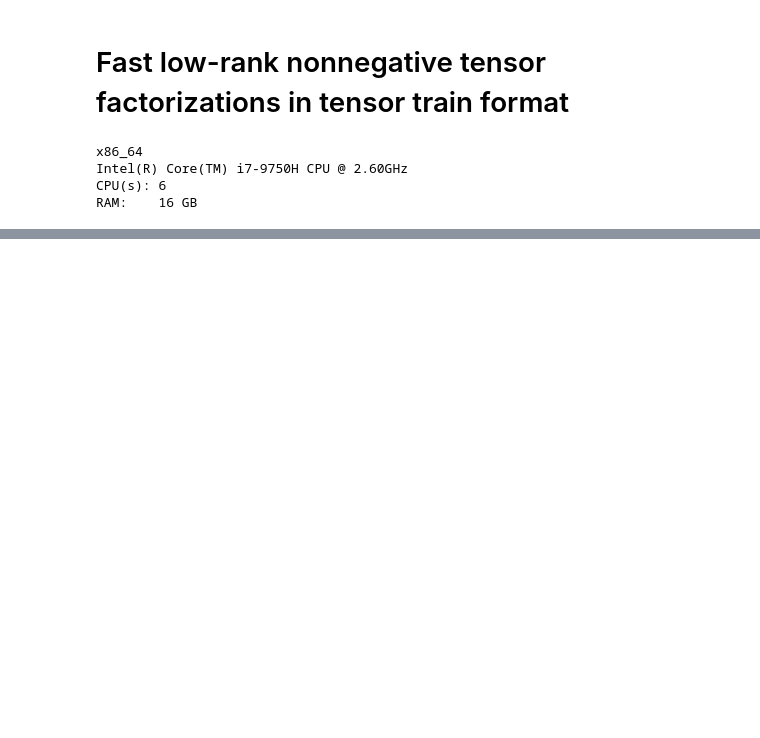
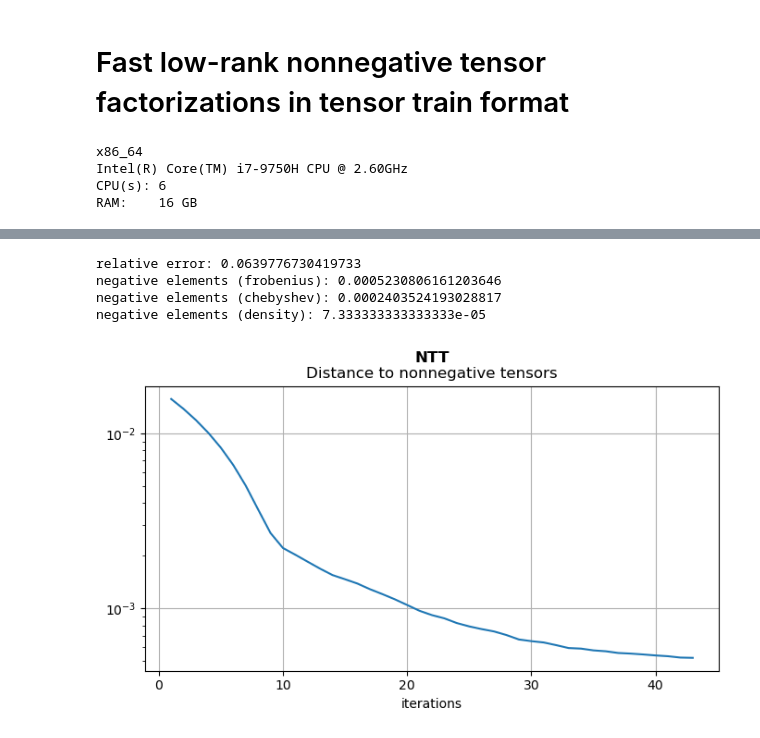
Before and after one commit to azamat11235/fast_approx, a Jupyter notebook: experiments.ipynb, the cells around one changed output, grey strips where cells are left out. Saved outputs shown, nothing was run; the diff lists cells and outputs as text; code cells hidden in the pictures; blank space fills up the shorter version.

```diff
--- a/experiments.ipynb
+++ b/experiments.ipynb
@@ -183,0 +155,3 @@ print(time() - t0, 's.')
+# %%
+info = Info('NTT')
+tt = TensorTrain.NTT(a, ranks=ranks, itersNum=itersNum, info=info, stage1=stage1, stage2=stage2, debug=True)
@@ -183,0 +177,11 @@ print(time() - t0, 's.')
+# %%
+info.PrintCurrentInfo()
+# %% [output]
+relative error: 0.0639776730419733
+negative elements (frobenius): 0.0005230806161203646
+negative elements (chebyshev): 0.0002403524193028817
+negative elements (density): 7.333333333333333e-05
+# %%
+info.PlotNegativeElements()
+# %% [output]
+[figure, added]
```
Also changed, not shown: parts of 35 cells of this notebook, 4 other files.
